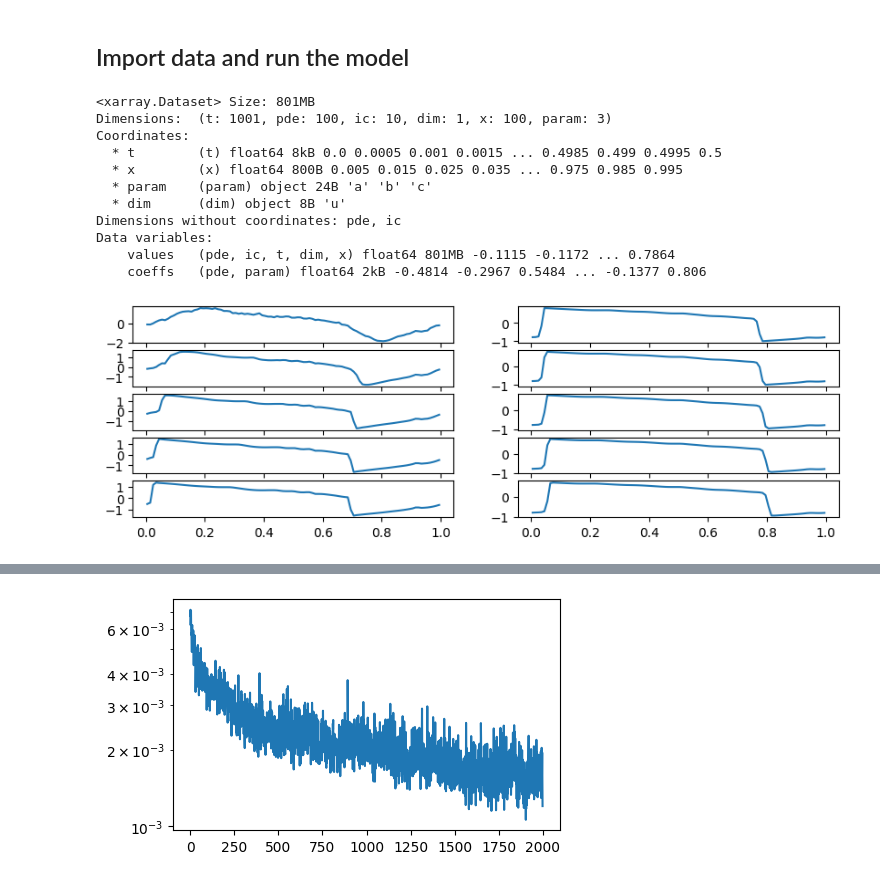
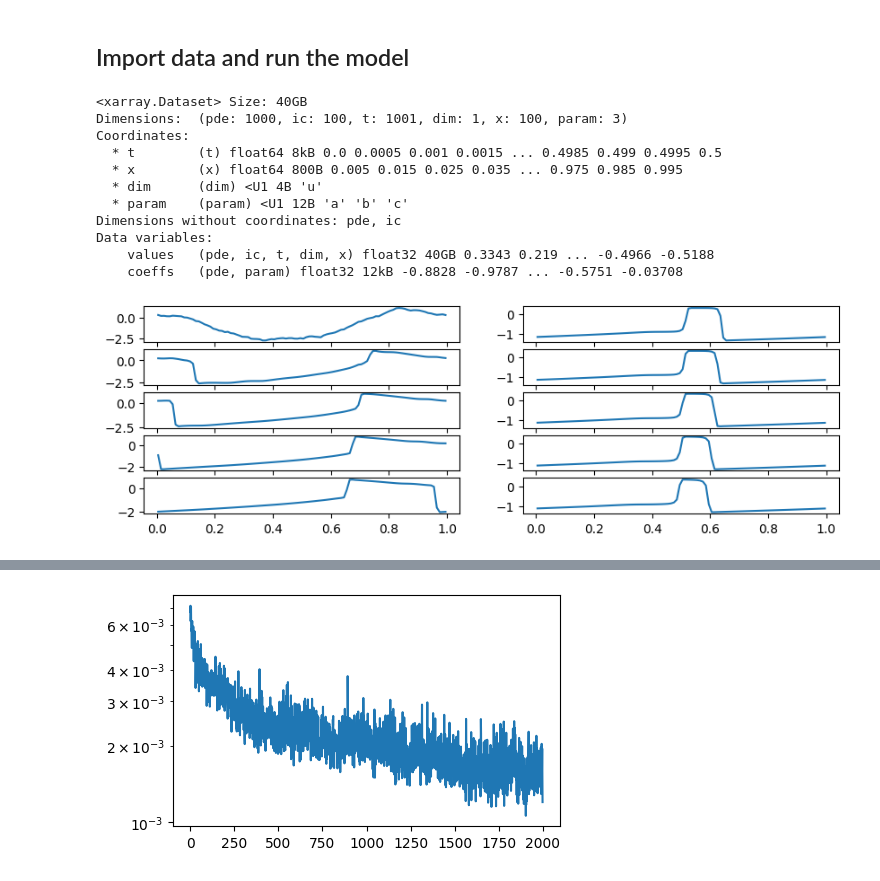
Before and after one commit to xx257xx/CONTEXT_FLUX_NO, a Jupyter notebook: iconfluxno_jax.ipynb, the cells around one changed output, grey strips where cells are left out. Cells and saved outputs as stored; diff of their text form; code cells hidden in the pictures.

```diff
--- a/iconfluxno_jax.ipynb
+++ b/iconfluxno_jax.ipynb
@@ -484,28 +19,28 @@ class ViTContextHyperFluxFNO(eqx.Module):
 # jax.config.update("jax_enable_x64", True)
 
 datadir = Path("./data")
-dataset_xr = xr.load_dataset(datadir / "cubic_no_source_train.hdf5")
+dataset_xr = xr.load_dataset(datadir / "cubic_no_source_large_train.hdf5")
 dataset_xr
 # %% [output]
-<xarray.Dataset> Size: 801MB
-Dimensions:  (t: 1001, pde: 100, ic: 10, dim: 1, x: 100, param: 3)
+<xarray.Dataset> Size: 40GB
+Dimensions:  (pde: 1000, ic: 100, t: 1001, dim: 1, x: 100, param: 3)
 Coordinates:
   * t        (t) float64 8kB 0.0 0.0005 0.001 0.0015 ... 0.4985 0.499 0.4995 0.5
   * x        (x) float64 800B 0.005 0.015 0.025 0.035 ... 0.975 0.985 0.995
-  * param    (param) object 24B 'a' 'b' 'c'
-  * dim      (dim) object 8B 'u'
+  * dim      (dim) <U1 4B 'u'
+  * param    (param) <U1 12B 'a' 'b' 'c'
 Dimensions without coordinates: pde, ic
 Data variables:
-    values   (pde, ic, t, dim, x) float64 801MB -0.1115 -0.1172 ... 0.7864
-    coeffs   (pde, param) float64 2kB -0.4814 -0.2967 0.5484 ... -0.1377 0.806
+    values   (pde, ic, t, dim, x) float32 40GB 0.3343 0.219 ... -0.4966 -0.5188
+    coeffs   (pde, param) float32 12kB -0.8828 -0.9787 ... -0.5751 -0.03708
 # %%
 dataset_train, dataset_test = (
-    PDEDataset.from_xarray(dataset_xr).downsample(10).split_by_time(80)
+    PDEDataset.from_xarray(dataset_xr).downsample_time(10).split_by_time(80)
 )
 
 fig, axes = plt.subplots(5, 2, figsize=(10, 3))
 for i in range(axes.shape[0]):
     axes[i, 0].plot(dataset_train.x, dataset_train.u[0, 0, i * 4, 0])
     axes[i, 1].plot(dataset_test.x, dataset_test.u[0, 0, i * 4, 0])
 # %% [output]
-[figure, old version]
+[figure, new version]
```
Also changed, not shown: parts of 9 cells of this notebook, 23 other files.
